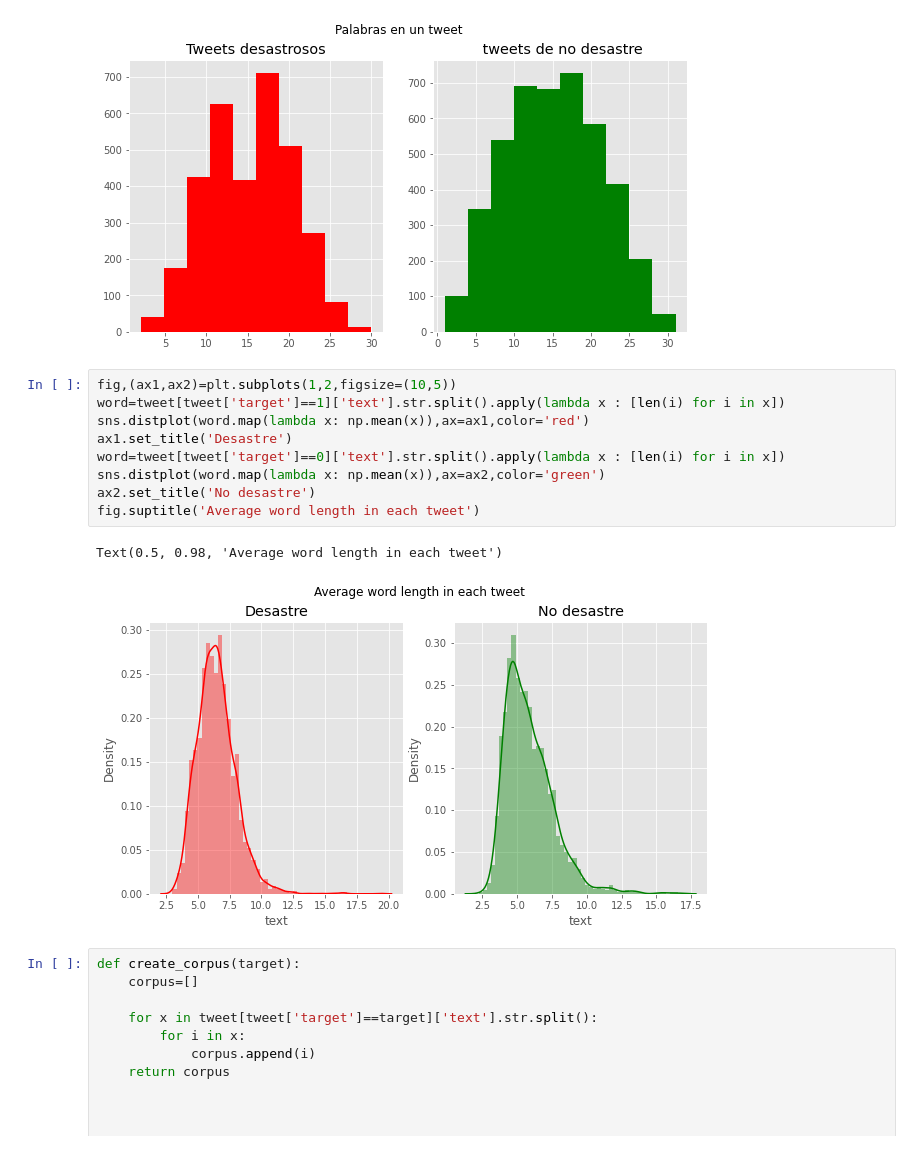
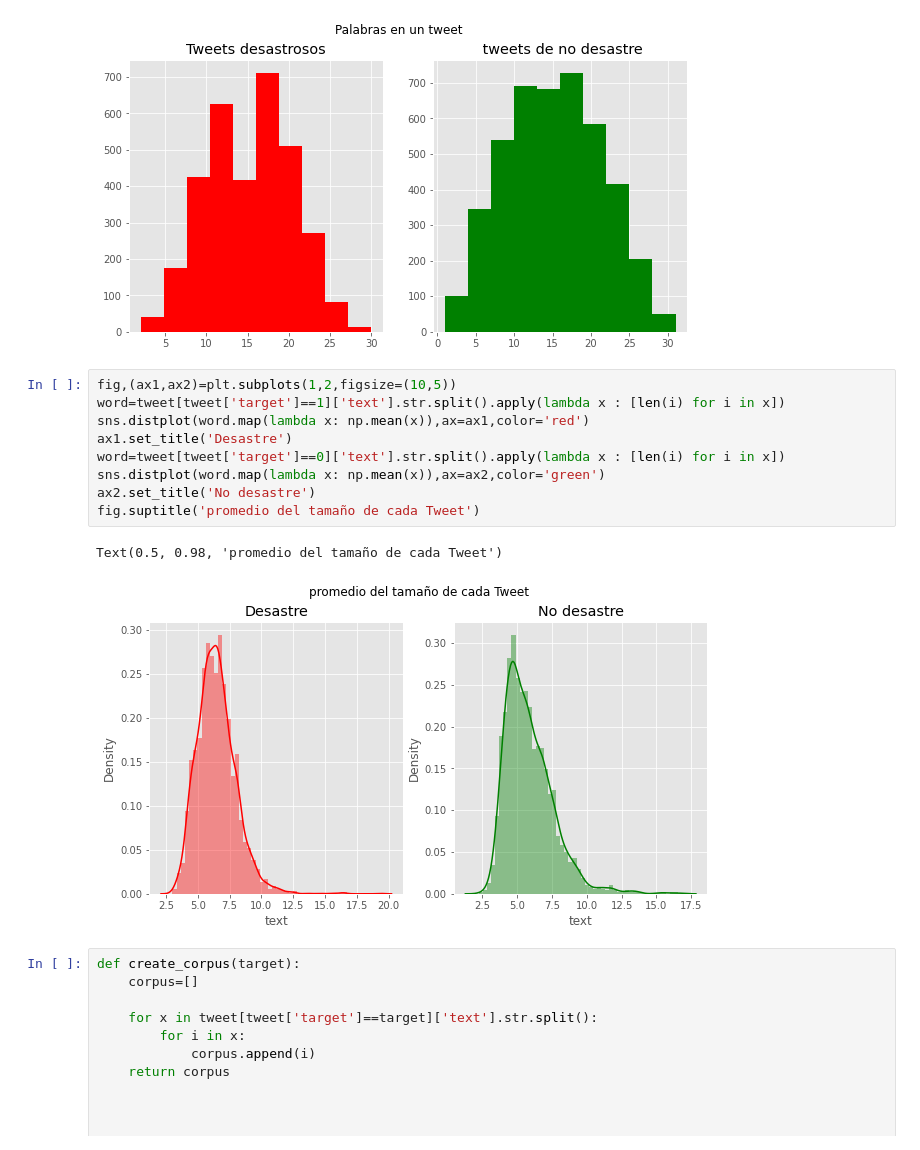
Before and after one commit to Alejandrico14/Temas-Especiales, a Jupyter notebook: ProyectoFinal.ipynb, the cells around one changed output. Cells and saved outputs as stored; diff of their text form.

```diff
--- a/ProyectoFinal.ipynb
+++ b/ProyectoFinal.ipynb
@@ -198,15 +198,15 @@ plt.show()
 # %%
 fig,(ax1,ax2)=plt.subplots(1,2,figsize=(10,5))
 word=tweet[tweet['target']==1]['text'].str.split().apply(lambda x : [len(i) for i in x])
 sns.distplot(word.map(lambda x: np.mean(x)),ax=ax1,color='red')
 ax1.set_title('Desastre')
 word=tweet[tweet['target']==0]['text'].str.split().apply(lambda x : [len(i) for i in x])
 sns.distplot(word.map(lambda x: np.mean(x)),ax=ax2,color='green')
 ax2.set_title('No desastre')
-fig.suptitle('Average word length in each tweet')
+fig.suptitle('promedio del tamaño de cada Tweet')
 # %% [output]
-Text(0.5, 0.98, 'Average word length in each tweet')
+Text(0.5, 0.98, 'promedio del tamaño de cada Tweet')
-[figure, old version]
+[figure, new version]
 # %%
 def create_corpus(target):
     corpus=[]
```
Also changed, not shown: parts of 1 cell of this notebook.
